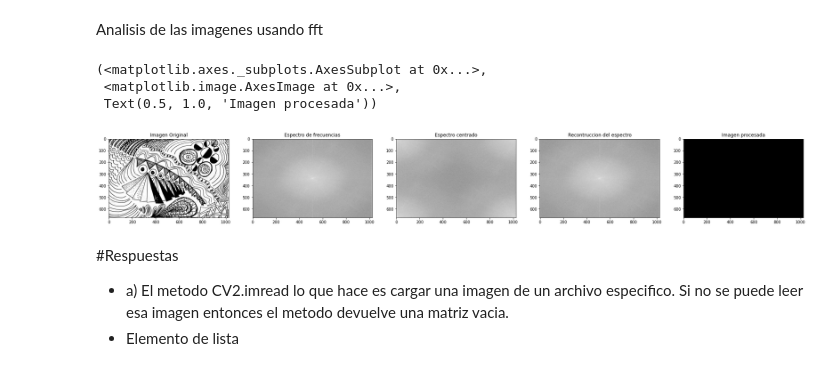
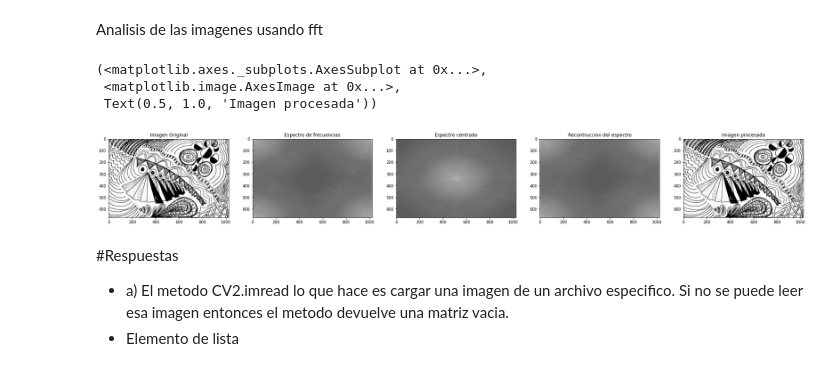
Before and after one commit to Leonel-H29/Facultad, a Jupyter notebook: TP3/Imagen_con_Filtro.ipynb, the cells around one changed output. Cells and saved outputs as stored; diff of their text form; code cells hidden in the pictures.

```diff
--- a/TP3/Imagen_con_Filtro.ipynb
+++ b/TP3/Imagen_con_Filtro.ipynb
@@ -21,40 +21,37 @@ img_c1 = cv2.imread("/content/drive/MyDrive/Colab Notebooks/TP3/01.jpg", 0)
 
 #Graficar el espectro de las frecuencias de img_c1,
 #¿Cual es la funcion adecuada para aplicar en una archivo de imagen?
-#f = np.fft.fft2(img_c1)
-#fshift = np.fft.fftshift(f)
-#img_c2 =  20*np.log(np.abs(fshift))
-img_c3 = np.fft.fftshift(img_c1)
+img_c2 =  np.fft.fft2(img_c1)
 
 #Centrar el espectro de las frecuencias
 img_c3 = np.fft.fftshift(img_c2)
 
 #Recontruya el espectro original de frecuencias
 img_c4 = np.fft.ifftshift(img_c3)
 
 #Recontruya la imagen a partir del espectro de frecuencias obtenido
 img_c5 = np.fft.ifft2(img_c4)
 
 
 
 #Graficas de los resultados obtenidos
 
 plt.figure(figsize=(6.4*5, 4.8*5), constrained_layout=False)
 
 plt.subplot(151), plt.imshow(img_c1, "gray"), plt.title("Imagen Original")
 
 plt.subplot(152), plt.imshow(np.log(1+np.abs(img_c2)), "gray"), plt.title("Espectro de frecuencias")
 
 plt.subplot(153), plt.imshow(np.log(1+np.abs(img_c3)), "gray"), plt.title("Espectro centrado")
 
 plt.subplot(154), plt.imshow(np.log(1+np.abs(img_c4)), "gray"), plt.title("Recontruccion del espectro")
 
 plt.subplot(155), plt.imshow(np.abs(img_c5), "gray"), plt.title("Imagen procesada")
 # %% [output]
 (<matplotlib.axes._subplots.AxesSubplot at 0x...>,
  <matplotlib.image.AxesImage at 0x...>,
  Text(0.5, 1.0, 'Imagen procesada'))
-[figure, old version]
+[figure, new version]
 # %% [markdown]
 #Respuestas
 
```
